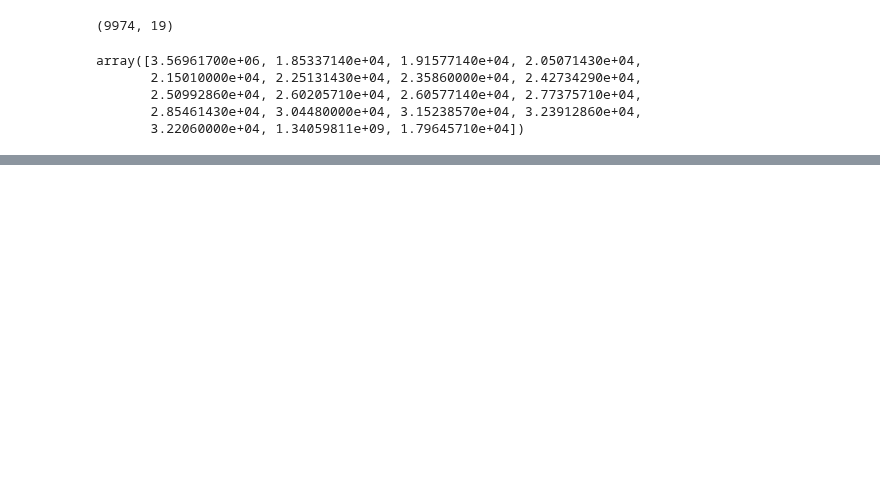
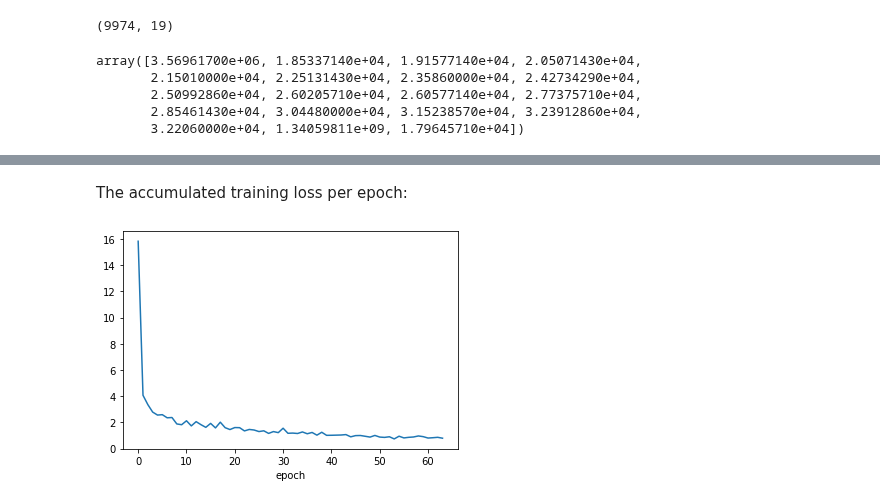
Before and after one commit to Codelerious/Covid19-Analytics, a Jupyter notebook: Covid_19Project.ipynb, the cells around one changed output, grey strips where cells are left out. Cells and saved outputs as stored; diff of their text form; code cells hidden in the pictures; blank space fills up the shorter version.

```diff
--- a/Covid_19Project.ipynb
+++ b/Covid_19Project.ipynb
@@ -322,0 +312,5 @@ Test size: 2501
+# %%
+criterion = nn.SmoothL1Loss(beta=0.1)
+optimizer = torch.optim.Adam(mlp.parameters())
+# %%
+config={"num_epochs":64}
@@ -322,0 +328,34 @@ Test size: 2501
+# %%
+losses = []
+eval_losses = []
+test_losses = []
+for epoch in range(config["num_epochs"]):
+    running_loss = 0.0
+    np.random.seed(i)
+    np.random.shuffle(train)
+    for i in range(train.shape[0]):
+      in_vec, target = train[i,:18],train[i,18]
+      in_vec = torch.from_numpy(in_vec)
+      target = torch.tensor(target)
+      optimizer.zero_grad()
+
+      outputs = mlp(in_vec)
+      loss = criterion(outputs, target)
+
+      loss.backward()
+      optimizer.step()
+
+      running_loss += loss.item()
+
+    eval_loss = 0.0
+    for i in range(val.shape[0]):
+      eval_loss += criterion(mlp(torch.from_numpy(val[i,:18])), torch.tensor(val[i,18]))
+
+    test_loss = 0.0
+    for i in range(test.shape[0]):
+      test_loss += criterion(mlp(torch.from_numpy(test[i,:18])), torch.tensor(test[i,18]))
+
+    print(f'epoch:{epoch} loss:{running_loss}, evaluation loss:{eval_loss}, test loss:{test_loss}')
+    losses.append(running_loss)
+    eval_losses.append(eval_loss)
+    test_losses.append(test_loss)
@@ -322,0 +380,8 @@ Test size: 2501
+# %% [markdown]
+The accumulated training loss per epoch:
+# %%
+plt.plot(losses)
+plt.xlabel("epoch")
+plt.show()
+# %% [output]
+[figure, added]
```
Also changed, not shown: parts of 62 cells of this notebook.
